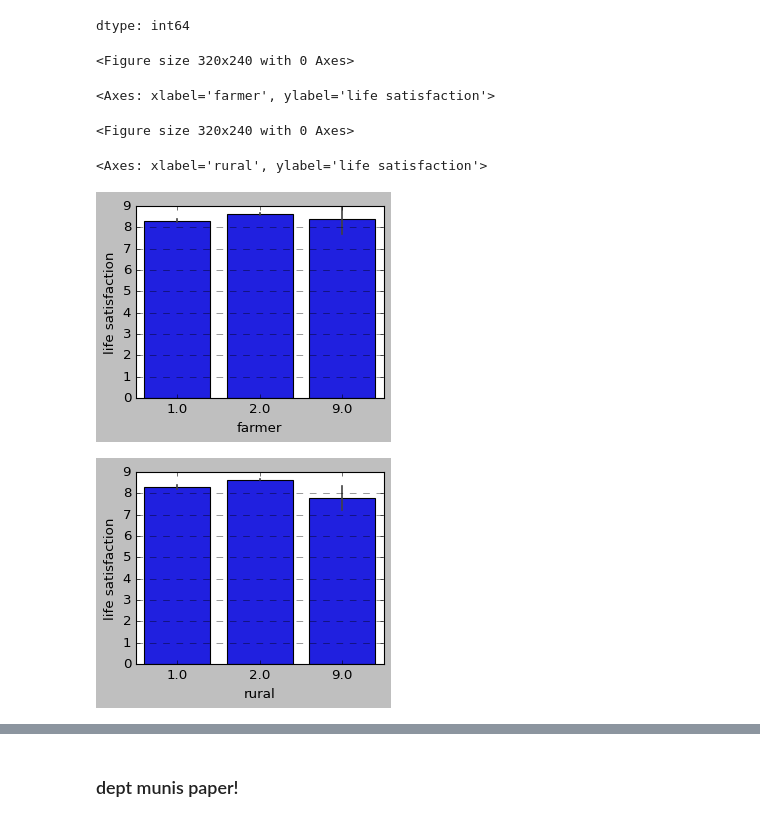
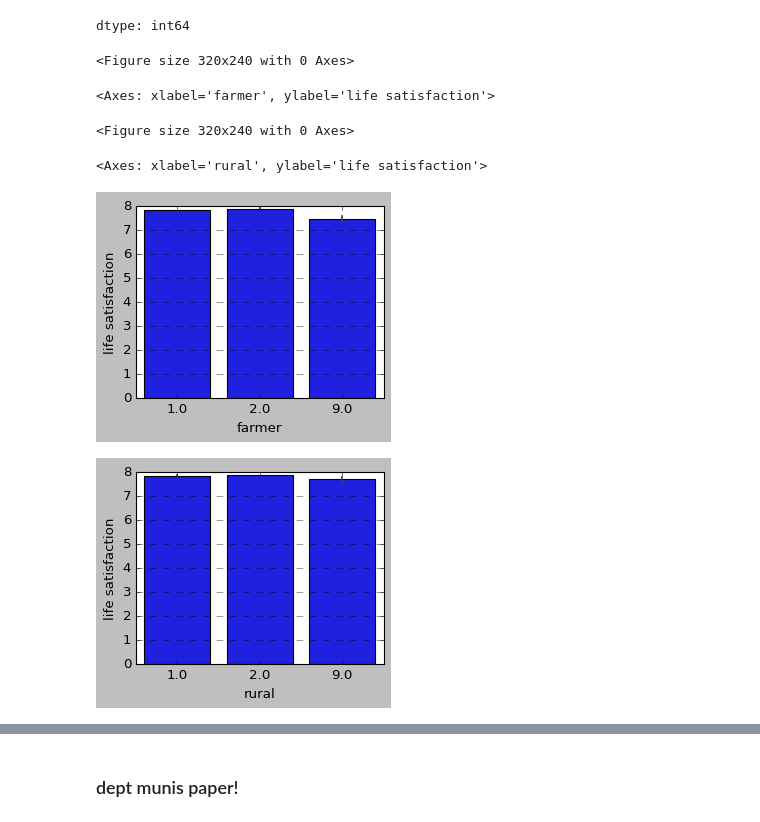
Before and after one commit to theaok/linaColMex, a Jupyter notebook: linaColMex.ipynb, the cells around one changed output, grey strips where cells are left out. Saved outputs shown, nothing was run; the diff lists cells and outputs as text; code cells hidden in the pictures.

```diff
--- a/linaColMex.ipynb
+++ b/linaColMex.ipynb
@@ -645,26 +640,25 @@ col['income satisfaction'].value_counts(dropna=False)
 | 1.0 | 2642 |
 dtype: int64
 # %%
-col_filtered = col[col['percapita'] > 3000000].copy() #yes >3m urban happier
+col_filtered = col[col['percapita'] < 1000000].copy() #<1m no diff
 #col_filtered = col[col['percapita'] >3000000].copy() #yes >3m urban happier
 #col_filtered = col[col['percapita'] >5000000].copy() #yes >5m urban way happier
 
 #col_filtered = col[(col['percapita'] <800000) & (col['percapita'] >200000) ].copy() # no diff
 #col_filtered = col[(col['percapita']  <500000)  ].copy() # no diff
 
-#ah bummer no matter what subset no diff!
 
 plt.figure(figsize=(4, 3))
 sns.barplot(data=col_filtered, x='farmer', y='life satisfaction', errorbar=('ci', 95))
 plt.grid(axis='y', linestyle='--', alpha=0.7)
 
 plt.figure(figsize=(4, 3))
 sns.barplot(data=col_filtered, x='rural', y='life satisfaction', errorbar=('ci', 95))
 plt.grid(axis='y', linestyle='--', alpha=0.7)
 # %% [output]
 <Figure size 320x240 with 0 Axes>
 <Axes: xlabel='farmer', ylabel='life satisfaction'>
 <Figure size 320x240 with 0 Axes>
 <Axes: xlabel='rural', ylabel='life satisfaction'>
-[figure, old version]
+[figure, new version]
-[figure, old version]
+[figure, new version]
```
Also changed, not shown: parts of 12 cells of this notebook.
